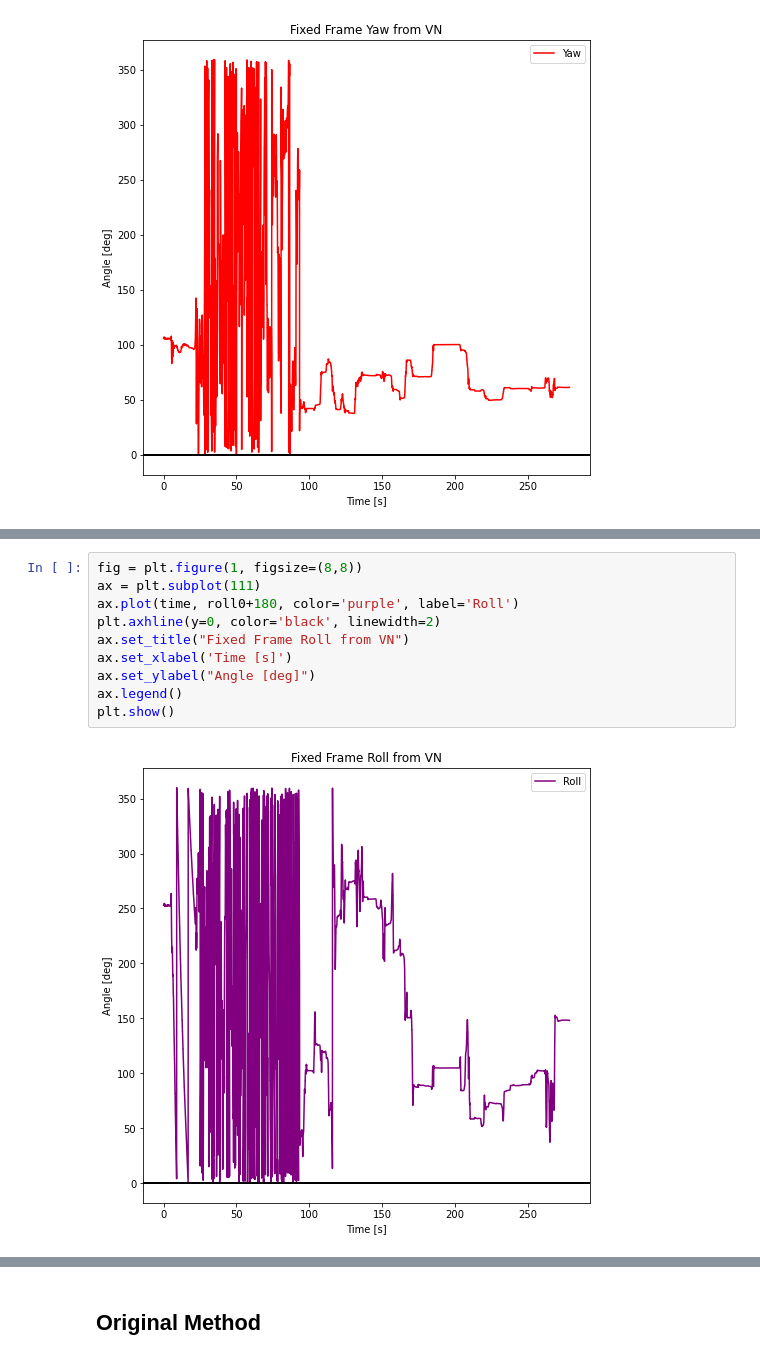
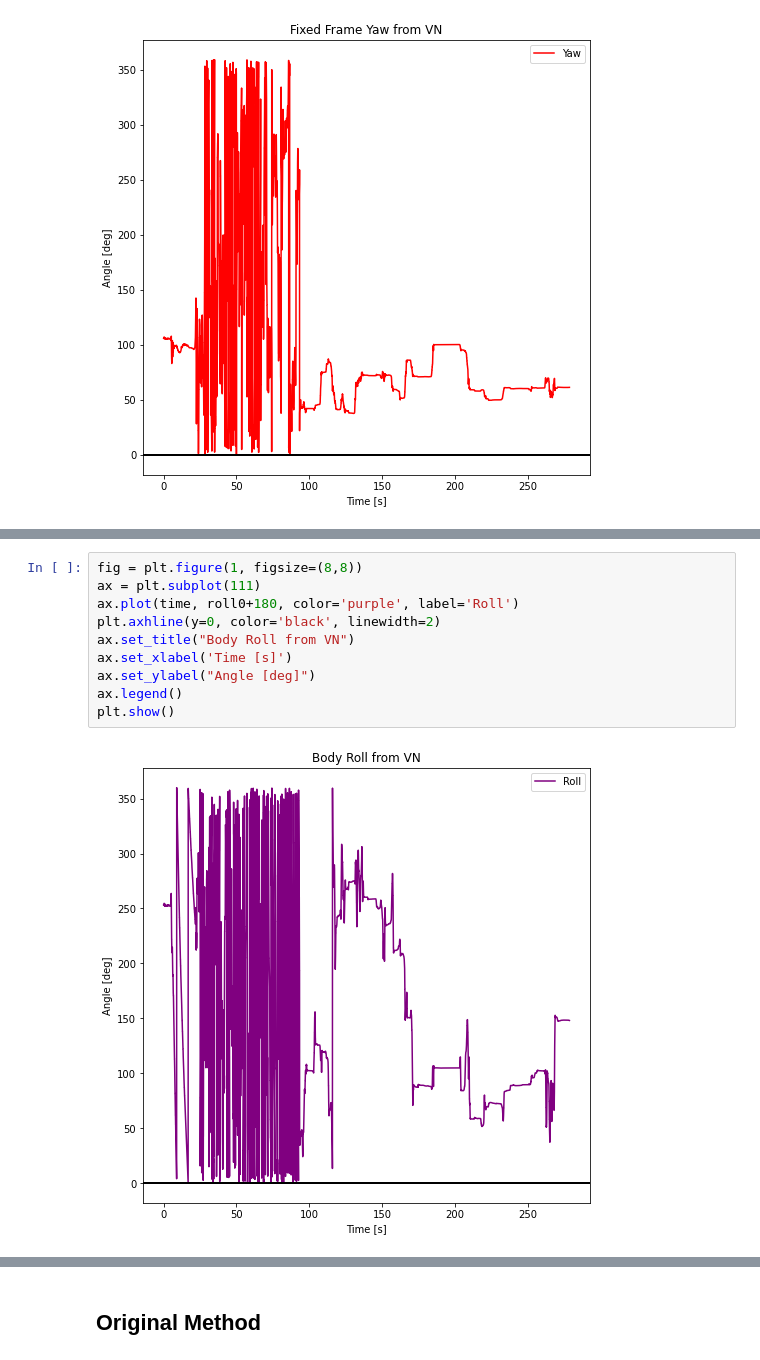
Before and after one commit to VADL-2022/IMU_VV, a Jupyter notebook: 05_NASA_SLI/SLI_Angle_Analysis.ipynb, the cells around one changed output, grey strips where cells are left out. Saved outputs shown, nothing was run; the diff lists cells and outputs as text.

```diff
--- a/05_NASA_SLI/SLI_Angle_Analysis.ipynb
+++ b/05_NASA_SLI/SLI_Angle_Analysis.ipynb
@@ -68,12 +94,12 @@ plt.show()
 # %%
 fig = plt.figure(1, figsize=(8,8))
 ax = plt.subplot(111)
 ax.plot(time, roll0+180, color='purple', label='Roll')
 plt.axhline(y=0, color='black', linewidth=2)
-ax.set_title("Fixed Frame Roll from VN")
+ax.set_title("Body Roll from VN")
 ax.set_xlabel('Time [s]')
 ax.set_ylabel("Angle [deg]")
 ax.legend()
 plt.show()
 # %% [output]
-[figure, old version]
+[figure, new version]
```
Also changed, not shown: parts of 13 cells of this notebook.
